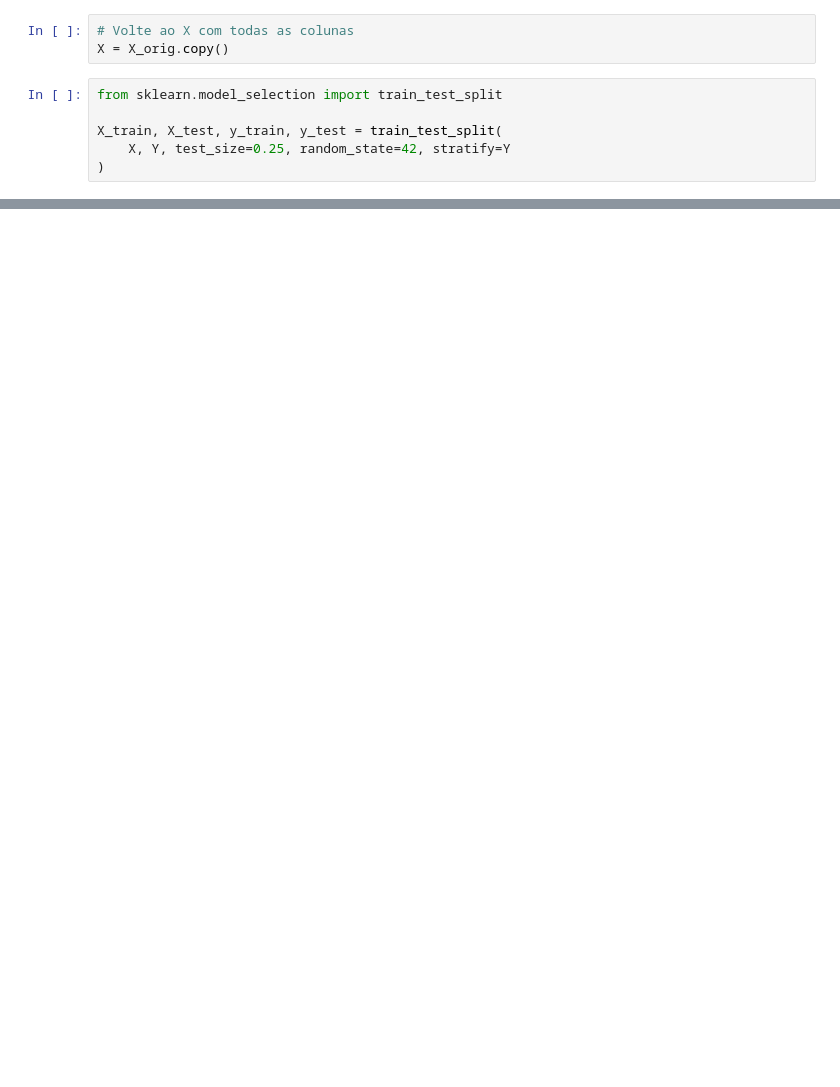
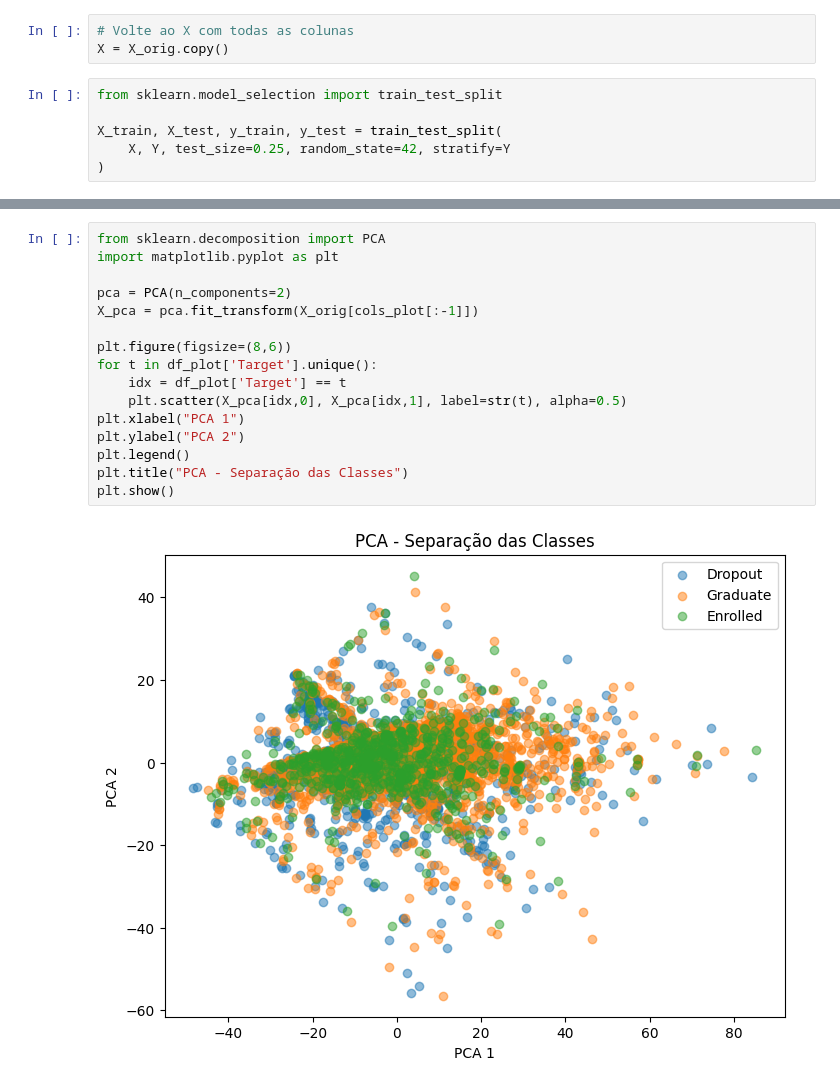
Before and after one commit to Lucasmsorretino/TrabArqDados, a Jupyter notebook: trab2.ipynb, the cells around one changed output, grey strips where cells are left out. Saved outputs shown, nothing was run; the diff lists cells and outputs as text; blank space fills up the shorter version.

```diff
--- a/trab2.ipynb
+++ b/trab2.ipynb
@@ -694,0 +986,18 @@ plt.show()
+# %%
+from sklearn.decomposition import PCA
+import matplotlib.pyplot as plt
+
+pca = PCA(n_components=2)
+X_pca = pca.fit_transform(X_orig[cols_plot[:-1]])
+
+plt.figure(figsize=(8,6))
+for t in df_plot['Target'].unique():
+    idx = df_plot['Target'] == t
+    plt.scatter(X_pca[idx,0], X_pca[idx,1], label=str(t), alpha=0.5)
+plt.xlabel("PCA 1")
+plt.ylabel("PCA 2")
+plt.legend()
+plt.title("PCA - Separação das Classes")
+plt.show()
+# %% [output]
+[figure, added]
```
Also changed, not shown: parts of 34 cells of this notebook, 2 other files.
